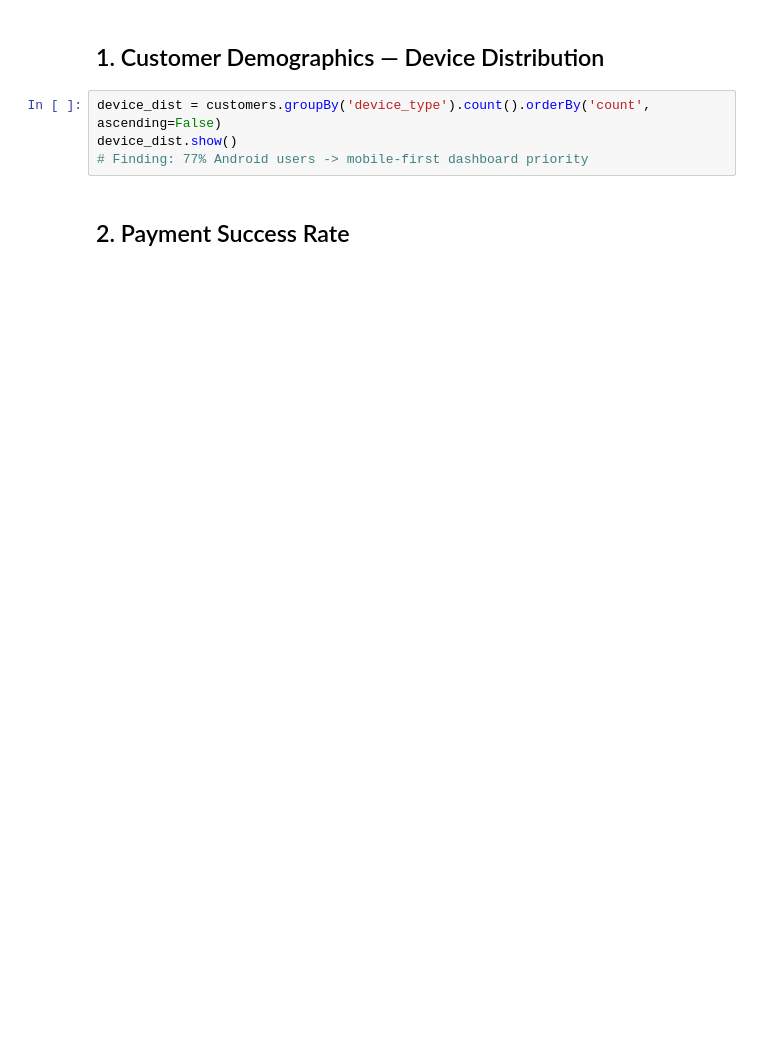
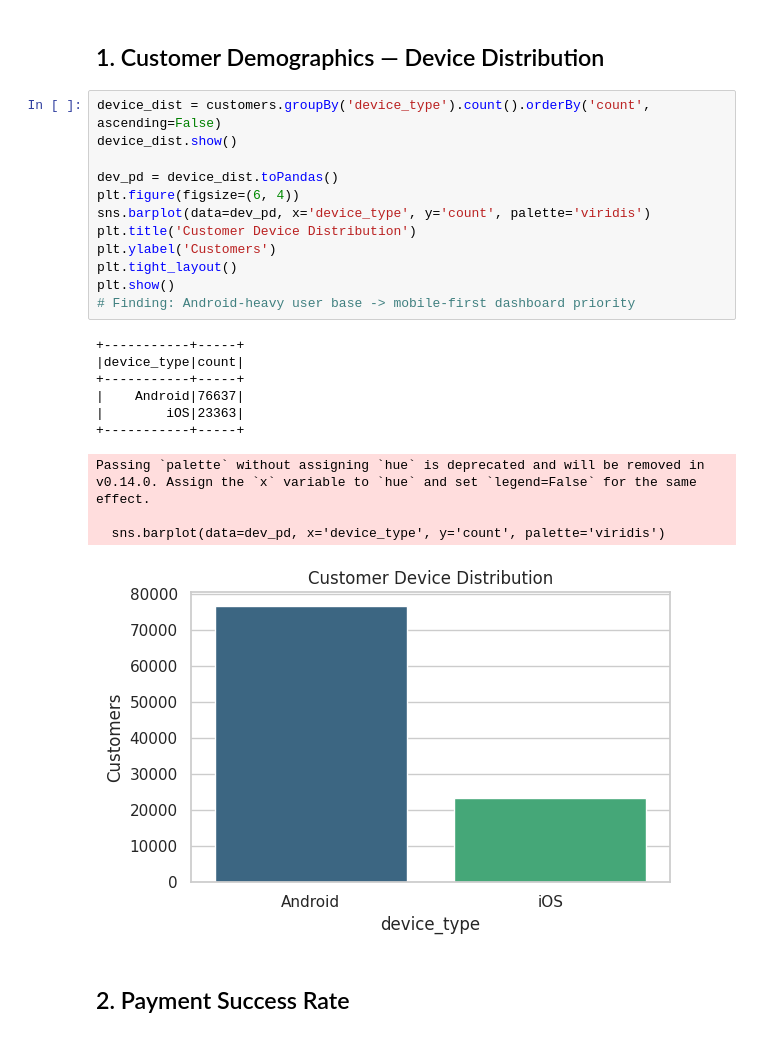
Before and after one commit to het7-5/Cloud_Comp_Project_Group_6, a Jupyter notebook: notebooks/eda.ipynb, the cells around one changed output. Cells and saved outputs as stored; diff of their text form; blank space fills up the shorter version.

```diff
--- a/notebooks/eda.ipynb
+++ b/notebooks/eda.ipynb
@@ -23,7 +85,26 @@ print('Data loaded.')
 # %%
 device_dist = customers.groupBy('device_type').count().orderBy('count', ascending=False)
 device_dist.show()
-# Finding: 77% Android users -> mobile-first dashboard priority
+
+dev_pd = device_dist.toPandas()
+plt.figure(figsize=(6, 4))
+sns.barplot(data=dev_pd, x='device_type', y='count', palette='viridis')
+plt.title('Customer Device Distribution')
+plt.ylabel('Customers')
+plt.tight_layout()
+plt.show()
+# Finding: Android-heavy user base -> mobile-first dashboard priority
+# %% [output]
++-----------+-----+
+|device_type|count|
++-----------+-----+
+|    Android|76637|
+|        iOS|23363|
++-----------+-----+
+Passing `palette` without assigning `hue` is deprecated and will be removed in v0.14.0. Assign the `x` variable to `hue` and set `legend=False` for the same effect.
+
+  sns.barplot(data=dev_pd, x='device_type', y='count', palette='viridis')
+[figure, added]
 # %% [markdown]
 ## 2. Payment Success Rate
 # %%
```
Also changed, not shown: parts of 8 cells of this notebook, 47 other files.
